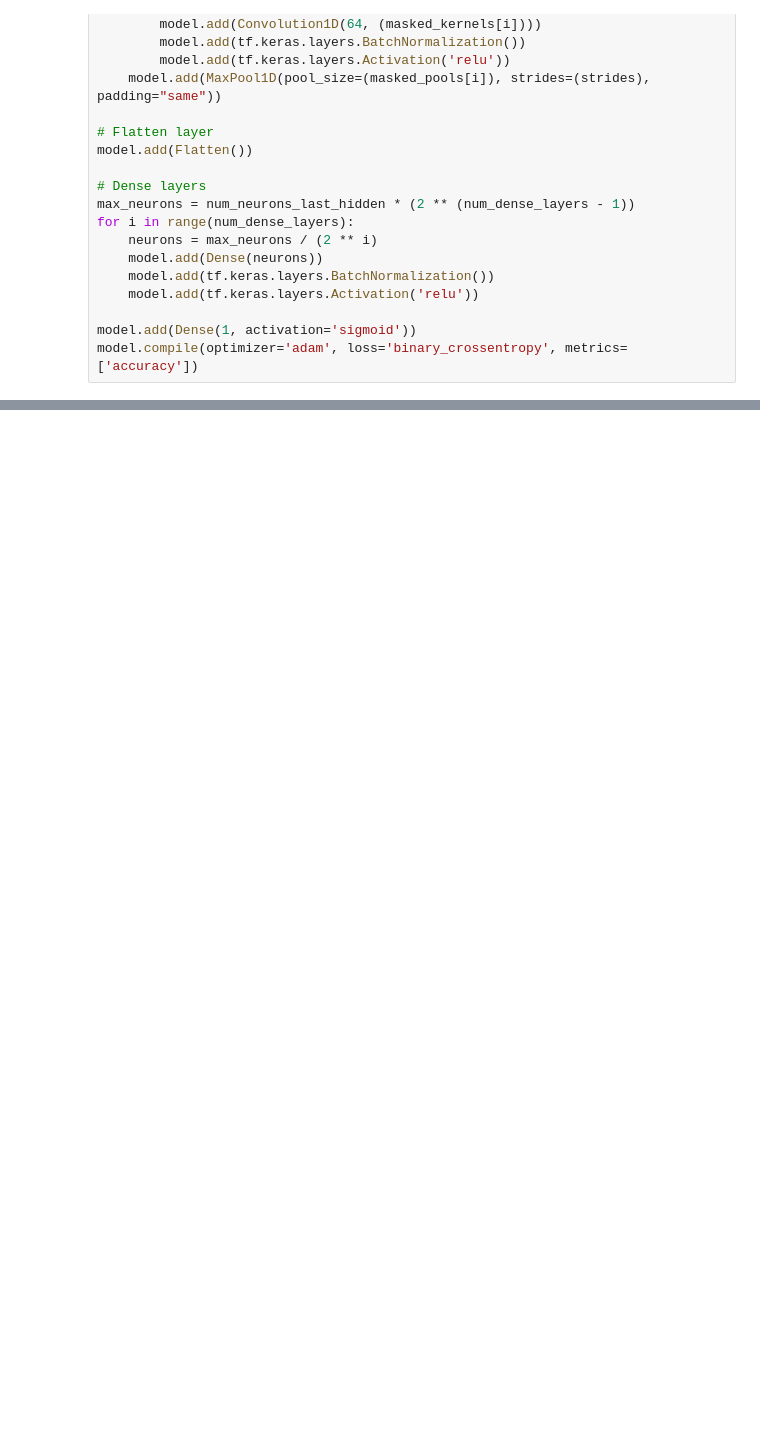
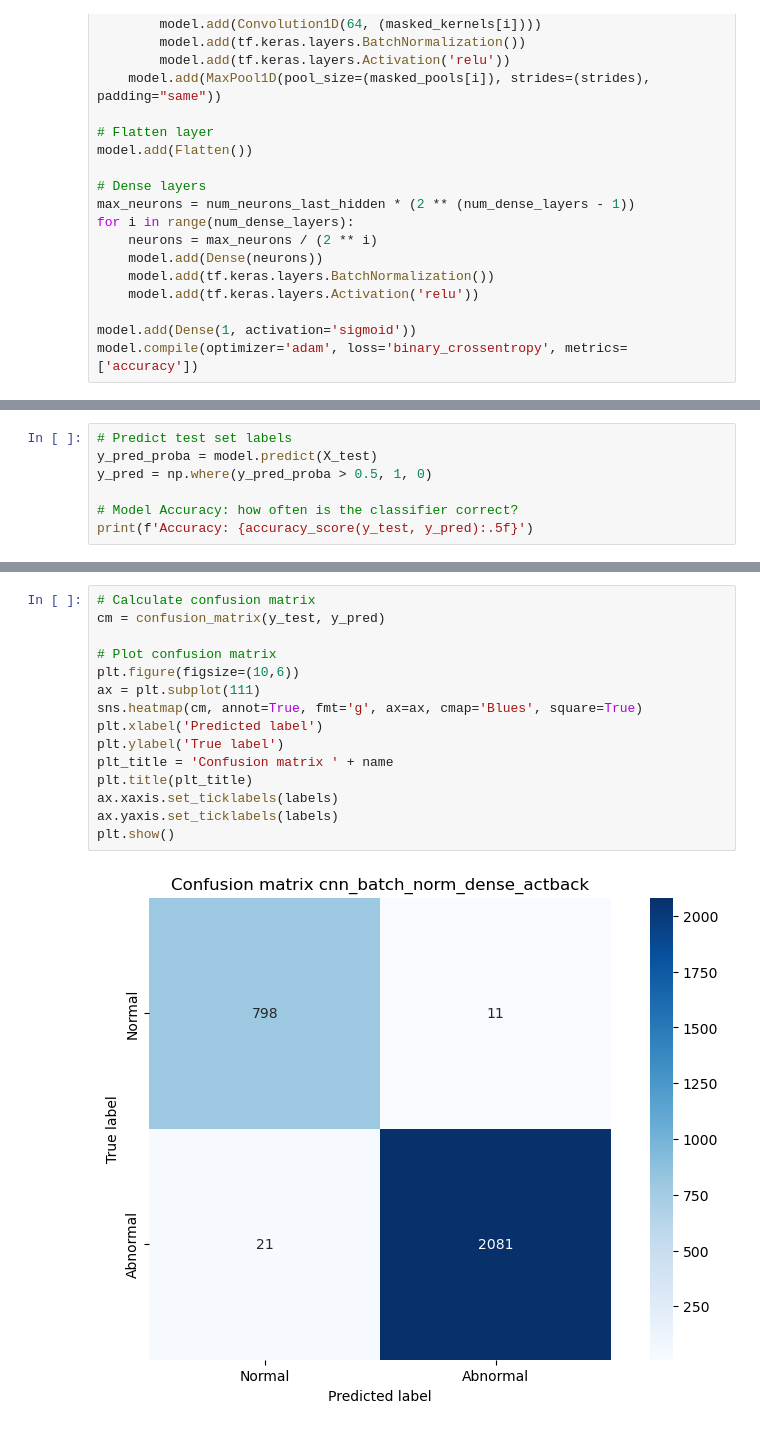
Before and after one commit to JespervanGils/DL-Project-ECG, a Jupyter notebook: DL_Project_ECG_PTB-DB_Iteration_5.ipynb, the cells around one changed output, grey strips where cells are left out. Drawn from its saved outputs; the diff is of its cells as text; blank space fills up the shorter version.

```diff
--- a/DL_Project_ECG_PTB-DB_Iteration_5.ipynb
+++ b/DL_Project_ECG_PTB-DB_Iteration_5.ipynb
@@ -1570,0 +1670,7 @@ weighted avg     0.9925    0.9924    0.9925      2911
+# %%
+# Predict test set labels
+y_pred_proba = model.predict(X_test)
+y_pred = np.where(y_pred_proba > 0.5, 1, 0)
+
+# Model Accuracy: how often is the classifier correct?
+print(f'Accuracy: {accuracy_score(y_test, y_pred):.5f}')
@@ -1570,0 +1680,17 @@ weighted avg     0.9925    0.9924    0.9925      2911
+# %%
+# Calculate confusion matrix
+cm = confusion_matrix(y_test, y_pred)
+
+# Plot confusion matrix
+plt.figure(figsize=(10,6))
+ax = plt.subplot(111)
+sns.heatmap(cm, annot=True, fmt='g', ax=ax, cmap='Blues', square=True)
+plt.xlabel('Predicted label')
+plt.ylabel('True label')
+plt_title = 'Confusion matrix ' + name
+plt.title(plt_title)
+ax.xaxis.set_ticklabels(labels)
+ax.yaxis.set_ticklabels(labels)
+plt.show()
+# %% [output]
+[figure, added]
```
Also changed, not shown: parts of 15 cells of this notebook.
